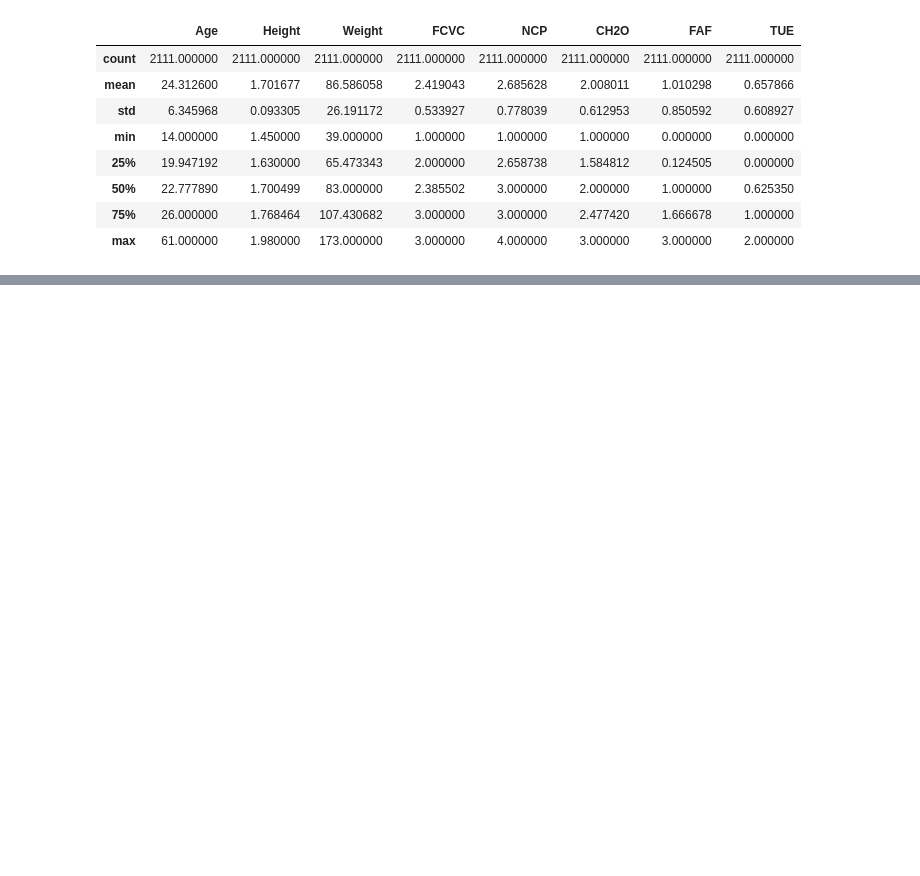
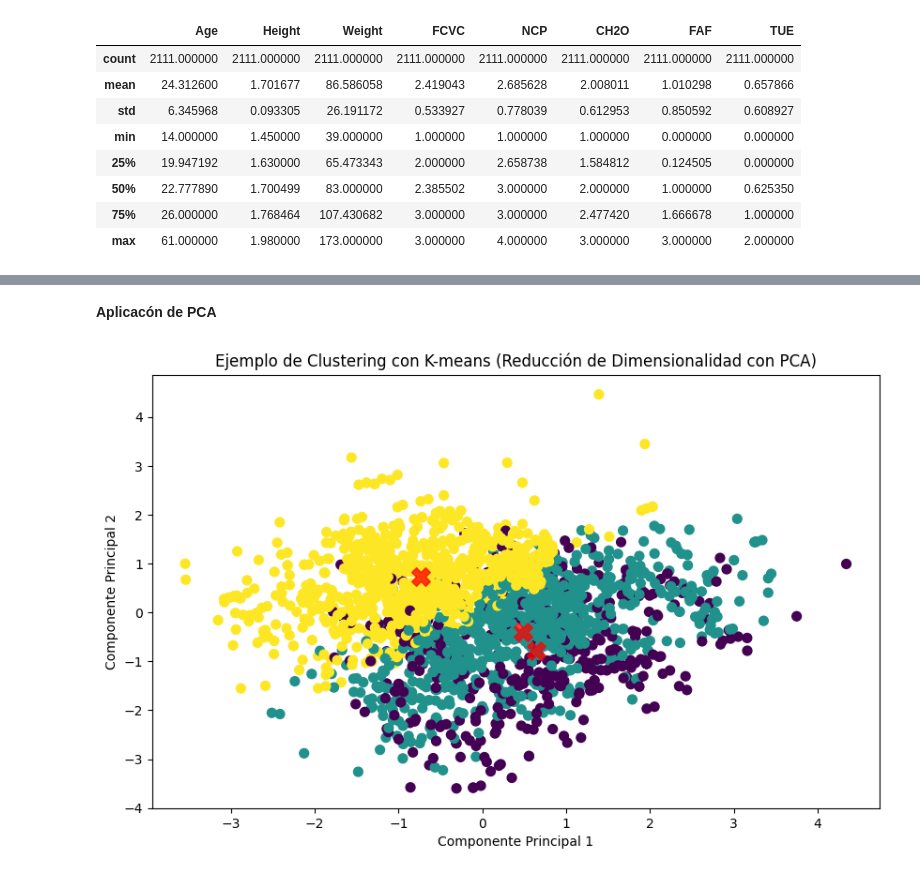
Before and after one commit to dfbat/ml_ean_2024_3, a Jupyter notebook: Cuadernos/Evaluación de datos sobre obesidad .ipynb, the cells around one changed output, grey strips where cells are left out. Cells and saved outputs as stored; diff of their text form; code cells hidden in the pictures; blank space fills up the shorter version.

```diff
--- a/Cuadernos/Evaluación de datos sobre obesidad .ipynb
+++ b/Cuadernos/Evaluación de datos sobre obesidad .ipynb
@@ -139,0 +145,3 @@ df.describe()
+# %%
+#se retiran las variables Height y Weight
+df.drop(columns=['Height', 'Weight'], inplace=True)
@@ -139,0 +156,3 @@ df.describe()
+# %%
+variables_cuant = df.select_dtypes(['number'])
+variables_cuant
@@ -139,0 +227,30 @@ df.describe()
+# %% [markdown]
+**Aplicacón de PCA**
+# %%
+# Variables cuantitativas
+variables_cuantitativas = df.select_dtypes(include=['number'])
+
+# Normalizar las variables cuantitativas
+scaler = StandardScaler()
+variables_cuant_scaled = scaler.fit_transform(variables_cuant)
+
+# Aplicación K-means
+kmeans = KMeans(n_clusters=3, random_state=42)
+kmeans.fit(variables_cuant_scaled)
+y_kmeans = kmeans.predict(variables_cuant_scaled)
+
+# Reducción de dimensionalidad PCA
+pca = PCA(n_components=2)
+variables_pca = pca.fit_transform(variables_cuant_scaled)
+centers_pca = pca.transform(kmeans.cluster_centers_)
+
+# Visualización de los clusters
+plt.figure(figsize=(10, 6))
+plt.scatter(variables_pca[:, 0], variables_pca[:, 1], c=y_kmeans, s=50, cmap='viridis')
+plt.scatter(centers_pca[:, 0], centers_pca[:, 1], c='red', s=200, alpha=0.75, marker='X')
+plt.title('Ejemplo de Clustering con K-means (Reducción de Dimensionalidad con PCA)')
+plt.xlabel('Componente Principal 1')
+plt.ylabel('Componente Principal 2')
+plt.show()
+# %% [output]
+[figure, added]
```
Also changed, not shown: parts of 23 cells of this notebook.
